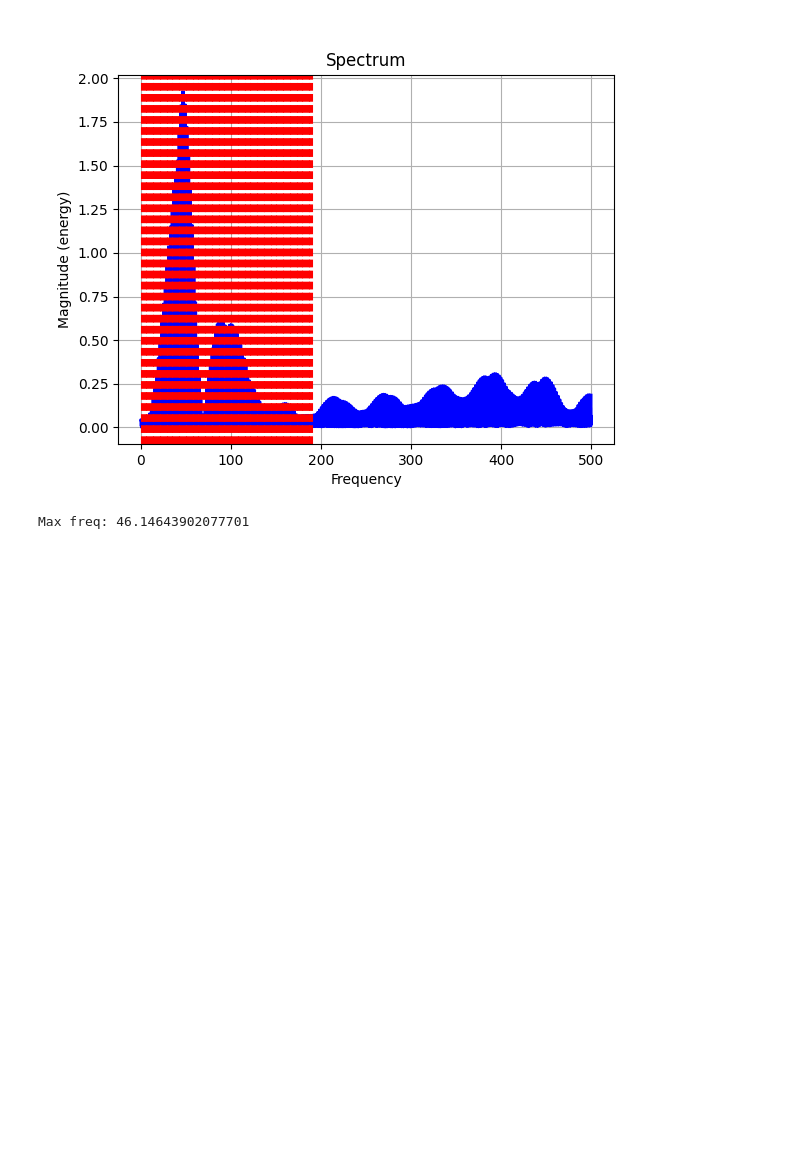
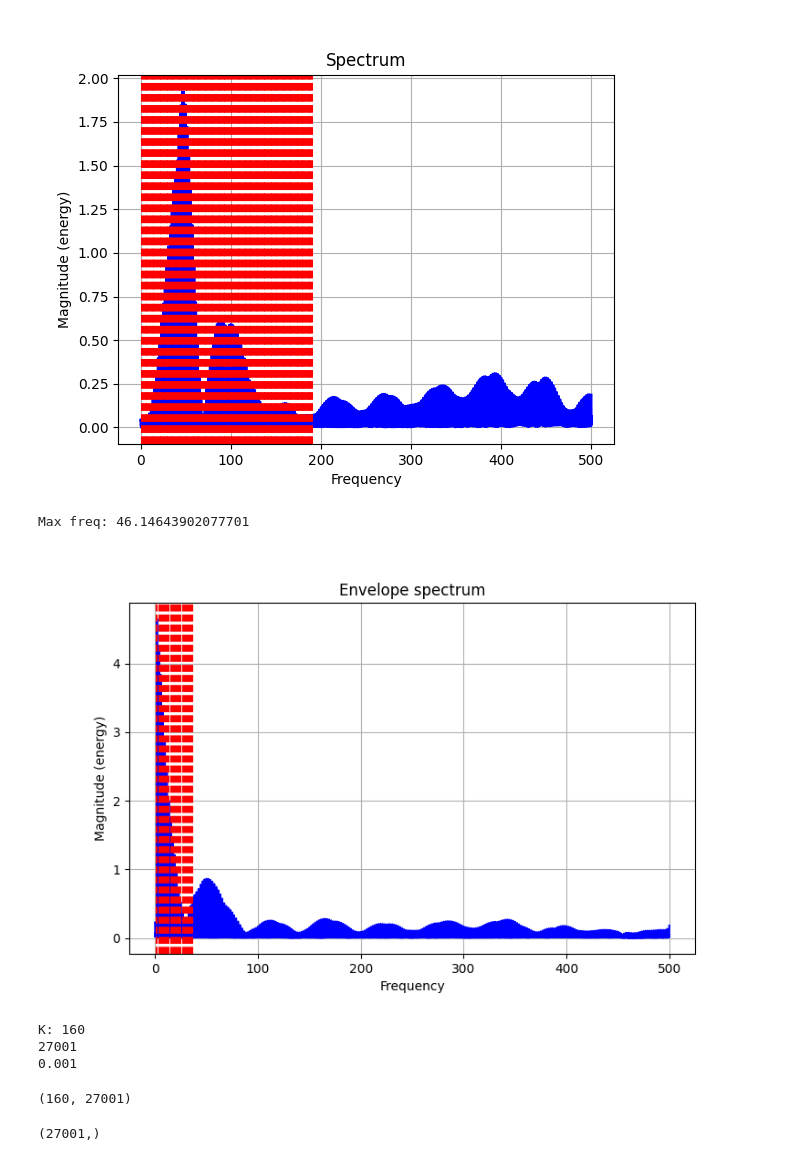
Before and after one commit to androdl96/FlatWheels, a Jupyter notebook: new_simulations.ipynb, the cells around one changed output. Drawn from its saved outputs; the diff is of its cells as text; code cells hidden in the pictures; blank space fills up the shorter version.

```diff
--- a/new_simulations.ipynb
+++ b/new_simulations.ipynb
@@ -106,3 +109,18 @@ print('Max freq:',spectrum[1][np.argmax(spectrum[0])])
 # %% [output]
 [figure]
 Max freq: 46.14643902077701
+# %%
+plt.close('all')
+Sx_flat_env=np.abs(signal.hilbert(az_with_flat))
+%matplotlib widget
+#%matplotlib inline
+plt.figure(figsize=(8,5))
+plt.title("Envelope spectrum")
+spectrum=plt.magnitude_spectrum(Sx_flat_env-np.mean(Sx_flat_env), Fs=fs, color='blue')
+for i in range(1, 20):
+    plt.axvline(x=i*fr, color='red', linestyle='--', label=f'{i}*fr' if i == 1 else None)
+plt.grid(True)
+#plt.savefig('prueba_rm.pdf',bbox_inches='tight')
+plt.show()
+# %% [output]
+[figure, added]
@@ -108,0 +130,27 @@ Max freq: 46.14643902077701
+# %%
+Λ=10
+D_lambda=1/16
+K=int(Λ/D_lambda)
+Ts=1/fs
+λs=np.arange(0,Λ,D_lambda)
+print('K:',K)
+print(len(f_fail))
+print(Ts)
+# %% [output]
+K: 160
+27001
+0.001
+# %%
+G=np.zeros((K,N),dtype=np.complex128)
+for k in range(K):
+    G[k,:]=np.exp(-1j*2*np.pi*D_lambda*k*Ts*np.cumsum(f_fail))
+
+G.shape
+# %% [output]
+(160, 27001)
+# %%
+Sx_flat_env=Sx_flat_env-np.mean(Sx_flat_env)
+Sx_env_analytic=signal.hilbert(Sx_flat_env)
+Sx_env_analytic.shape
+# %% [output]
+(27001,)
```
Also changed, not shown: parts of 5 cells of this notebook.
